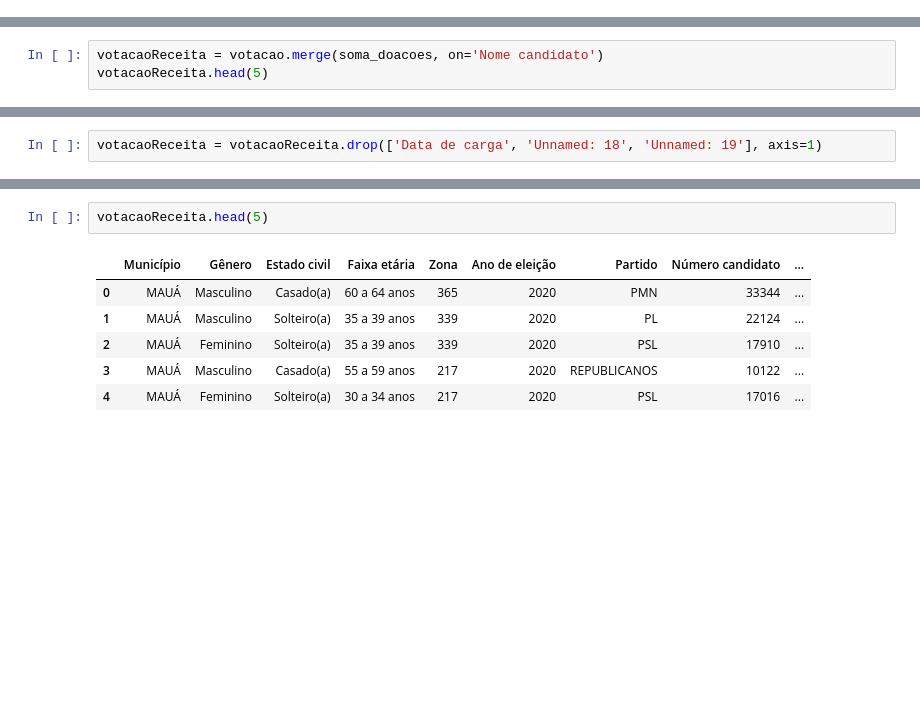
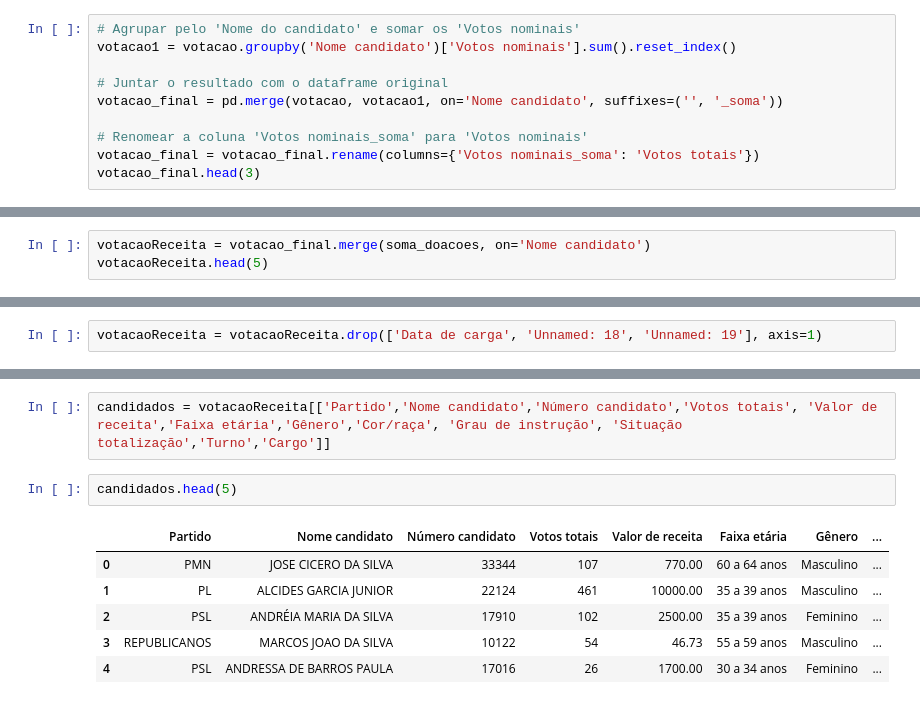
Before and after one commit to wesleyclzns/eleicao-2020, a Jupyter notebook: analise.ipynb, the cells around one changed output, grey strips where cells are left out. Drawn from its saved outputs; the diff is of its cells as text; blank space fills up the shorter version.

Commit message:
custo por voto

```diff
--- a/analise.ipynb
+++ b/analise.ipynb
@@ -14,3 +14,13 @@ votacao.head(3)
 | 0 | MAUÁ | Masculino | Solteiro(a) | 40 a 44 anos | 365 | 2020 | PODE | 19444 | ... |
 | 1 | MAUÁ | Masculino | Casado(a) | 60 a 64 anos | 365 | 2020 | PMN | 33344 | ... |
 | 2 | MAUÁ | Masculino | Solteiro(a) | 40 a 44 anos | 339 | 2020 | PRTB | 28017 | ... |
+# %%
+# Agrupar pelo 'Nome do candidato' e somar os 'Votos nominais'
+votacao1 = votacao.groupby('Nome candidato')['Votos nominais'].sum().reset_index()
+
+# Juntar o resultado com o dataframe original
+votacao_final = pd.merge(votacao, votacao1, on='Nome candidato', suffixes=('', '_soma'))
+
+# Renomear a coluna 'Votos nominais_soma' para 'Votos nominais'
+votacao_final = votacao_final.rename(columns={'Votos nominais_soma': 'Votos totais'})
+votacao_final.head(3)
@@ -91,7 +107,7 @@ soma_doacoes
 | 513 | WIVERSON RONEY SOARES DA SILVA SA... | 31400.00 |
 514 rows × 2 columns
 # %%
-votacaoReceita = votacao.merge(soma_doacoes, on='Nome candidato')
+votacaoReceita = votacao_final.merge(soma_doacoes, on='Nome candidato')
 votacaoReceita.head(5)
 # %% [output]
 |  | Município | Gênero | Estado civil | Faixa etária | Zona | Ano de eleição | Partido | Número candidato | ... |
@@ -115,9 +140,11 @@ votacaoReceita = votacaoReceita.drop(['Data de carga', 'Unnamed: 18', 'Unnamed:
+# %%
+candidados = votacaoReceita[['Partido','Nome candidato','Número candidato','Votos totais', 'Valor de receita','Faixa etária','Gênero','Cor/raça', 'Grau de instrução', 'Situação totalização','Turno','Cargo']]
 # %%
-votacaoReceita.head(5)
+candidados.head(5)
 # %% [output]
-|  | Município | Gênero | Estado civil | Faixa etária | Zona | Ano de eleição | Partido | Número candidato | ... |
-| 0 | MAUÁ | Masculino | Casado(a) | 60 a 64 anos | 365 | 2020 | PMN | 33344 | ... |
-| 1 | MAUÁ | Masculino | Solteiro(a) | 35 a 39 anos | 339 | 2020 | PL | 22124 | ... |
-| 2 | MAUÁ | Feminino | Solteiro(a) | 35 a 39 anos | 339 | 2020 | PSL | 17910 | ... |
-| 3 | MAUÁ | Masculino | Casado(a) | 55 a 59 anos | 217 | 2020 | REPUBLICANOS | 10122 | ... |
-| 4 | MAUÁ | Feminino | Solteiro(a) | 30 a 34 anos | 217 | 2020 | PSL | 17016 | ... |
+|  | Partido | Nome candidato | Número candidato | Votos totais | Valor de receita | Faixa etária | Gênero | ... |
+| 0 | PMN | JOSE CICERO DA SILVA | 33344 | 107 | 770.00 | 60 a 64 anos | Masculino | ... |
+| 1 | PL | ALCIDES GARCIA JUNIOR | 22124 | 461 | 10000.00 | 35 a 39 anos | Masculino | ... |
+| 2 | PSL | ANDRÉIA MARIA DA SILVA | 17910 | 102 | 2500.00 | 35 a 39 anos | Feminino | ... |
+| 3 | REPUBLICANOS | MARCOS JOAO DA SILVA | 10122 | 54 | 46.73 | 55 a 59 anos | Masculino | ... |
+| 4 | PSL | ANDRESSA DE BARROS PAULA | 17016 | 26 | 1700.00 | 30 a 34 anos | Feminino | ... |
```
Also changed, not shown: parts of 15 cells of this notebook.
